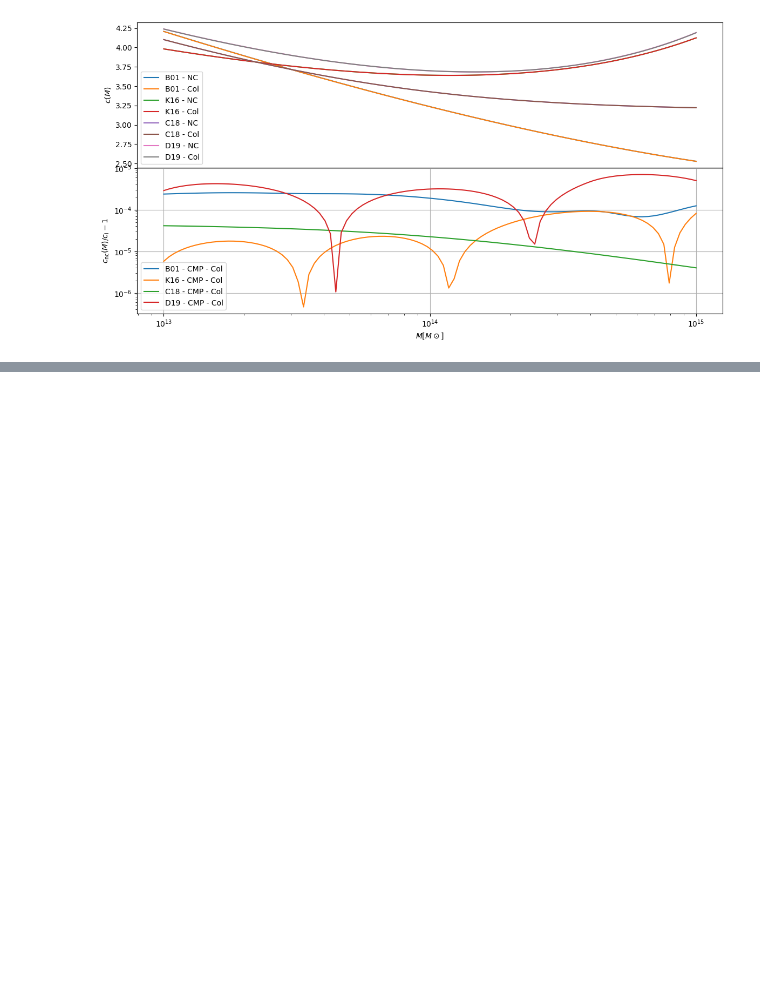
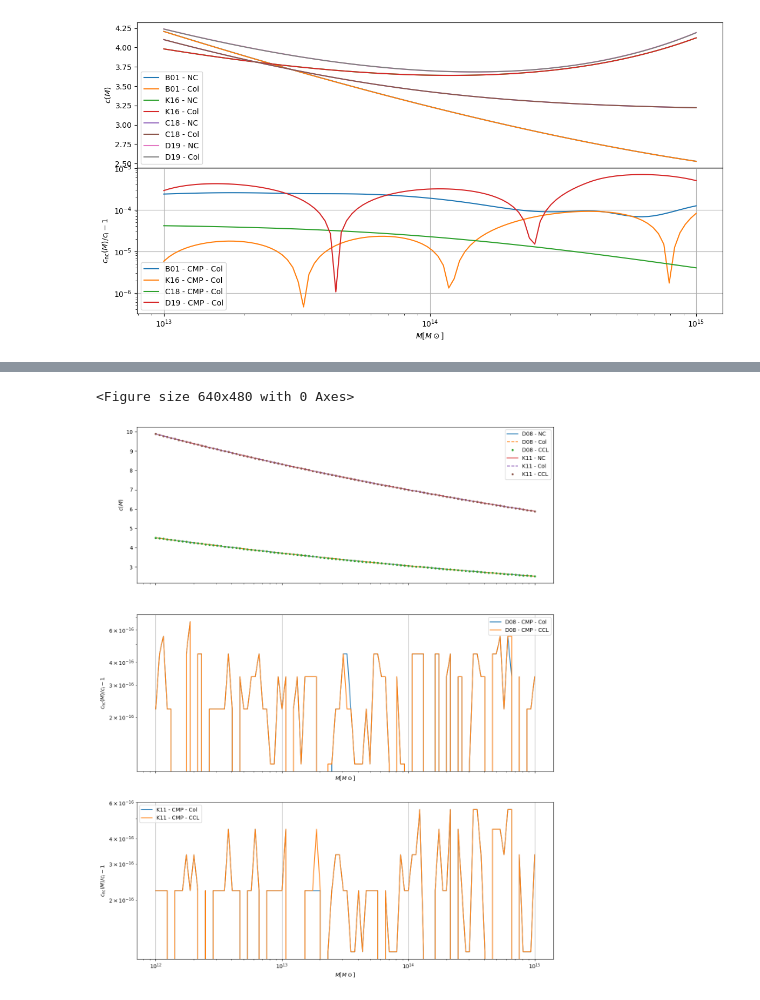
Before and after one commit to thaisornellas/nc_concentration, a Jupyter notebook: ccl_colossus_concentration.ipynb, the cells around one changed output, grey strips where cells are left out. Cells and saved outputs as stored; diff of their text form; code cells hidden in the pictures; blank space fills up the shorter version.

```diff
--- a/ccl_colossus_concentration.ipynb
+++ b/ccl_colossus_concentration.ipynb
@@ -310,0 +341,38 @@ plt.show()
+# %%
+plt.figure()
+fig, axs = plt.subplots(3, sharex=True, figsize=(14, 18))
+
+axs[0].set_xscale("log")
+#axs[0].set_yscale("log")
+axs[1].set_yscale("log")
+axs[1].set_xlabel(r"$M[M\odot]$")
+axs[0].set_ylabel(r"$c (M)$")
+axs[1].set_ylabel(r"$c_{\mathrm{nc}} (M) / c_{\mathrm{i}} - 1$")
+axs[0].plot(10**M_array, nc_duffy, "-", label="D08 - NC")
+axs[0].plot(10**M_array, col_d08_array, "--", label="D08 - Col")
+axs[0].plot(10**M_array, ccl_d08_array, ".", label="D08 - CCL")
+axs[0].plot(10**M_array, nc_klypin, "-", label="K11 - NC")
+axs[0].plot(10**M_array, col_k11_array, "--", label="K11 - Col")
+axs[0].plot(10**M_array, ccl_k11_array, ".", label="K11 - CCL")
+axs[2].set_yscale("log")
+axs[2].set_xlabel(r"$M[M\odot]$")
+axs[2].set_ylabel(r"$c_{\mathrm{nc}} (M) / c_{\mathrm{i}} - 1$")
+
+axs[1].plot(10**M_array, np.abs(nc_duffy / col_d08_array - 1.0), "-", label="D08 - CMP - Col")
+axs[1].plot(10**M_array, np.abs(nc_duffy / ccl_d08_array - 1.0), "-", label="D08 - CMP - CCL")
+
+axs[2].plot(10**M_array, np.abs(nc_klypin / col_k11_array - 1.0), "-", label="K11 - CMP - Col")
+axs[2].plot(10**M_array, np.abs(nc_klypin / ccl_k11_array - 1.0), "-", label="K11 - CMP - CCL")
+
+
+axs[0].legend(loc="best")
+axs[1].legend(loc="best")
+axs[2].legend(loc="best")
+axs[1].grid()
+axs[2].grid()
+
+
+plt.show()
+# %% [output]
+<Figure size 640x480 with 0 Axes>
+[figure, added]
```
Also changed, not shown: parts of 6 cells of this notebook.
